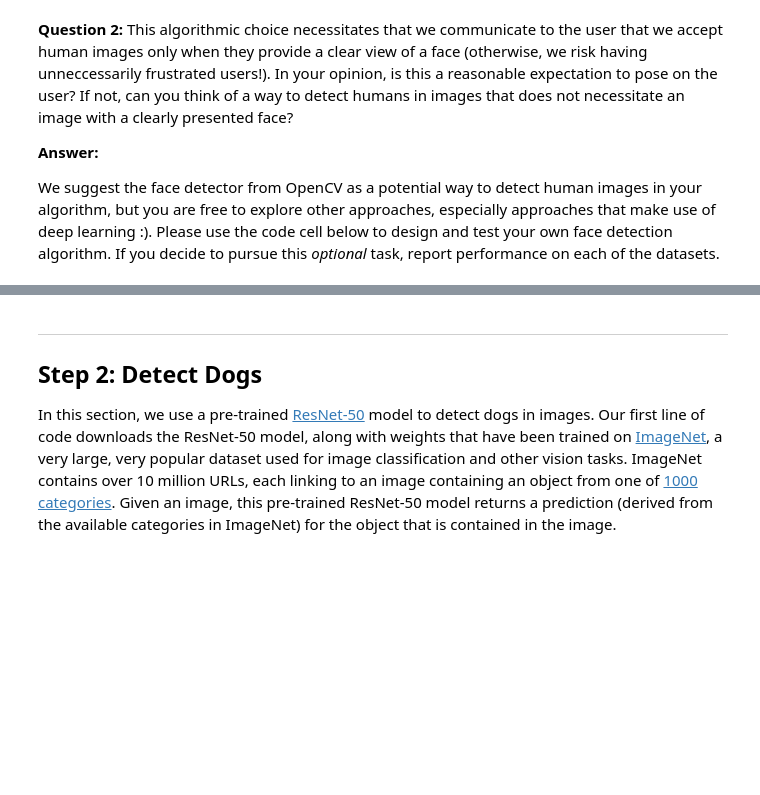
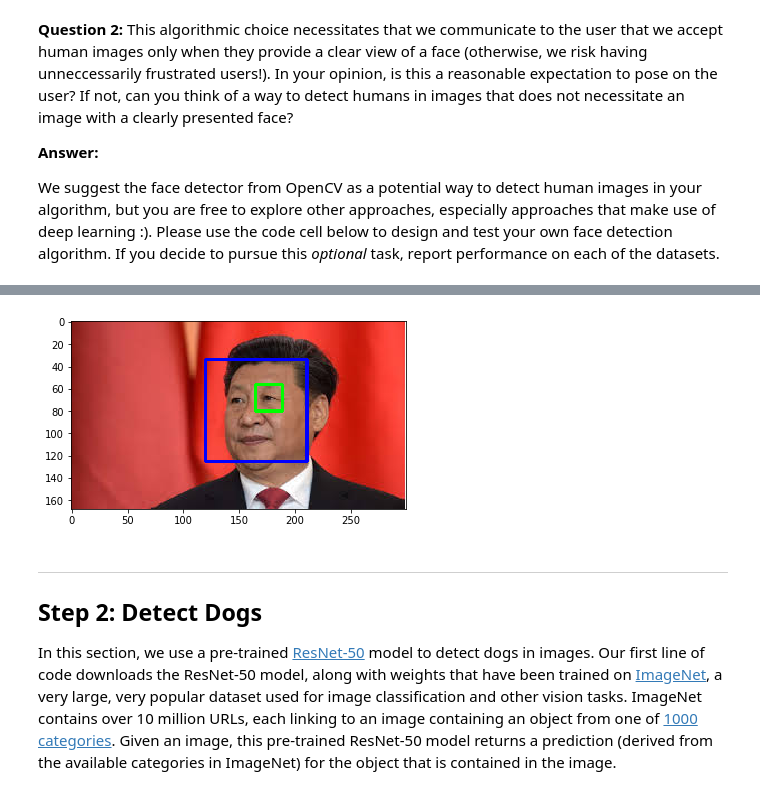
Before and after one commit to alexcwyu/deep-learning-assignment, a Jupyter notebook: 3_dog_breed_classifier/dog_app.ipynb, the cells around one changed output, grey strips where cells are left out. Saved outputs shown, nothing was run; the diff lists cells and outputs as text; code cells hidden in the pictures; blank space fills up the shorter version.

```diff
--- a/3_dog_breed_classifier/dog_app.ipynb
+++ b/3_dog_breed_classifier/dog_app.ipynb
@@ -198,3 +200,32 @@ We suggest the face detector from OpenCV as a potential way to detect human imag
+# %%
+### here is the sample to use haarcascade to detect face and eye
+
+import numpy as np
+import cv2
+import matplotlib.pyplot as plt
+%matplotlib inline
+
+
+face_cascade = cv2.CascadeClassifier('haarcascades/haarcascade_frontalface_default.xml')
+eye_cascade = cv2.CascadeClassifier('haarcascades/haarcascade_eye.xml')
+img = cv2.imread('test_images/man2.jpg')
+gray = cv2.cvtColor(img, cv2.COLOR_BGR2GRAY)
+
+faces = face_cascade.detectMultiScale(gray, 1.3, 5)
+for (x,y,w,h) in faces:
+    cv2.rectangle(img,(x,y),(x+w,y+h),(255,0,0),2)
+    roi_gray = gray[y:y+h, x:x+w]
+    roi_color = img[y:y+h, x:x+w]
+    eyes = eye_cascade.detectMultiScale(roi_gray)
+    for (ex,ey,ew,eh) in eyes:
+        cv2.rectangle(roi_color,(ex,ey),(ex+ew,ey+eh),(0,255,0),2)
+
+cv_rgb = cv2.cvtColor(img, cv2.COLOR_BGR2RGB)
+# display the image, along with bounding box
+plt.imshow(cv_rgb)
+plt.show()
+# %% [output]
+[figure, added]
 # %% [markdown]
 ---
 <a id='step2'></a>
```
Also changed, not shown: parts of 6 cells of this notebook, 4 other files.
